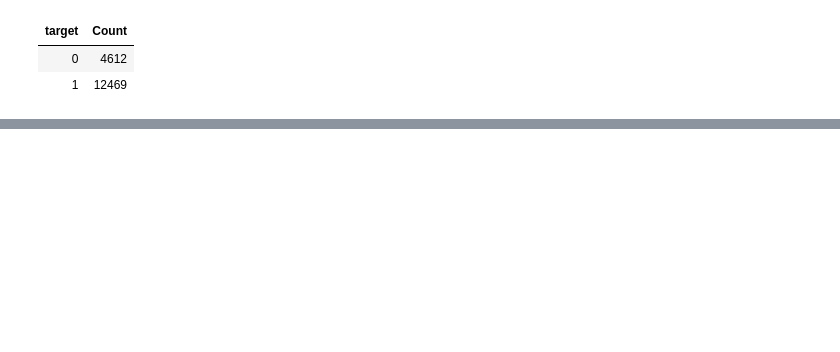
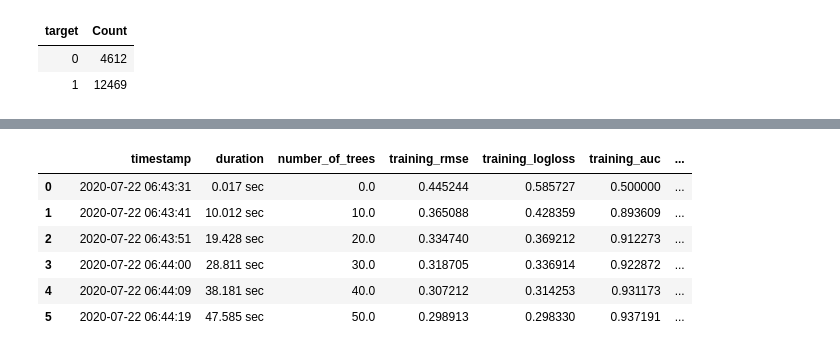
Before and after one commit to kappakpr/DeepLearning, a Jupyter notebook: senti2_GBM_H2O.ipynb, the cells around one changed output, grey strips where cells are left out. Saved outputs shown, nothing was run; the diff lists cells and outputs as text; code cells hidden in the pictures; blank space fills up the shorter version.

```diff
--- a/senti2_GBM_H2O.ipynb
+++ b/senti2_GBM_H2O.ipynb
@@ -324,0 +430,10 @@ h2o_valid['target'].table()
+# %%
+gbm_all_cols.score_history()
+# %% [output]
+|  |  | timestamp | duration | number_of_trees | training_rmse | training_logloss | training_auc | ... |
+| 0 |  | 2020-07-22 06:43:31 | 0.017 sec | 0.0 | 0.445244 | 0.585727 | 0.500000 | ... |
+| 1 |  | 2020-07-22 06:43:41 | 10.012 sec | 10.0 | 0.365088 | 0.428359 | 0.893609 | ... |
+| 2 |  | 2020-07-22 06:43:51 | 19.428 sec | 20.0 | 0.334740 | 0.369212 | 0.912273 | ... |
+| 3 |  | 2020-07-22 06:44:00 | 28.811 sec | 30.0 | 0.318705 | 0.336914 | 0.922872 | ... |
+| 4 |  | 2020-07-22 06:44:09 | 38.181 sec | 40.0 | 0.307212 | 0.314253 | 0.931173 | ... |
+| 5 |  | 2020-07-22 06:44:19 | 47.585 sec | 50.0 | 0.298913 | 0.298330 | 0.937191 | ... |
```
Also changed, not shown: parts of 23 cells of this notebook.
